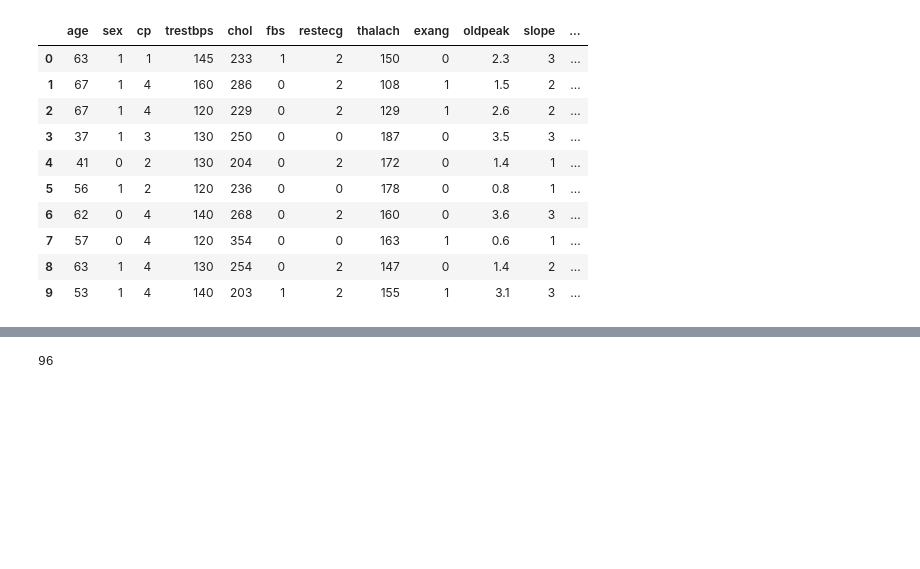
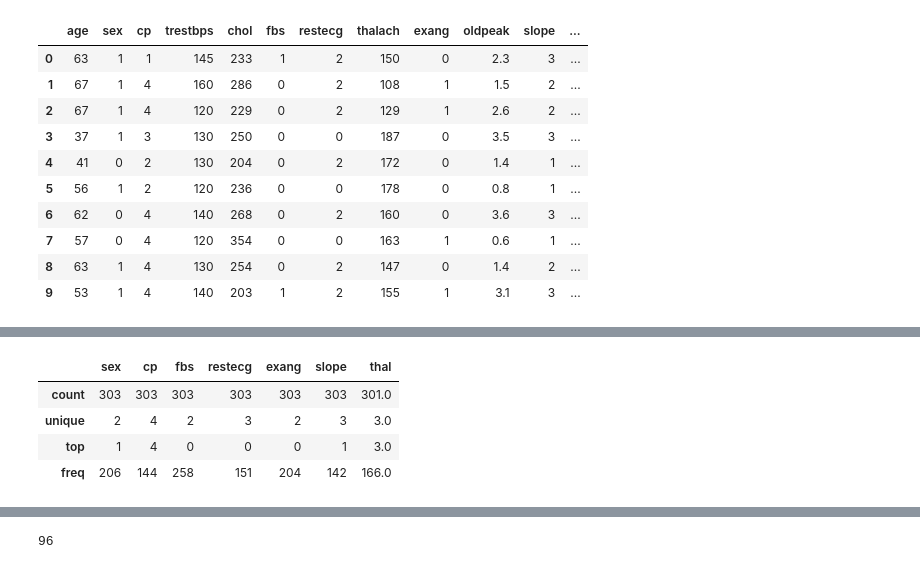
Before and after one commit to 96947300/JEM207-Project, a Jupyter notebook: finalproject.ipynb, the cells around one changed output, grey strips where cells are left out. Cells and saved outputs as stored; diff of their text form; code cells hidden in the pictures; blank space fills up the shorter version.

```diff
--- a/finalproject.ipynb
+++ b/finalproject.ipynb
@@ -201,0 +161,9 @@ Total NA values for the column target 0
+# %%
+#Summary statistics of categorical data
+df.describe(include='category')
+# %% [output]
+|  | sex | cp | fbs | restecg | exang | slope | thal |
+| count | 303 | 303 | 303 | 303 | 303 | 303 | 301.0 |
+| unique | 2 | 4 | 2 | 3 | 2 | 3 | 3.0 |
+| top | 1 | 4 | 0 | 0 | 0 | 1 | 3.0 |
+| freq | 206 | 144 | 258 | 151 | 204 | 142 | 166.0 |
```
Also changed, not shown: parts of 27 cells of this notebook.
